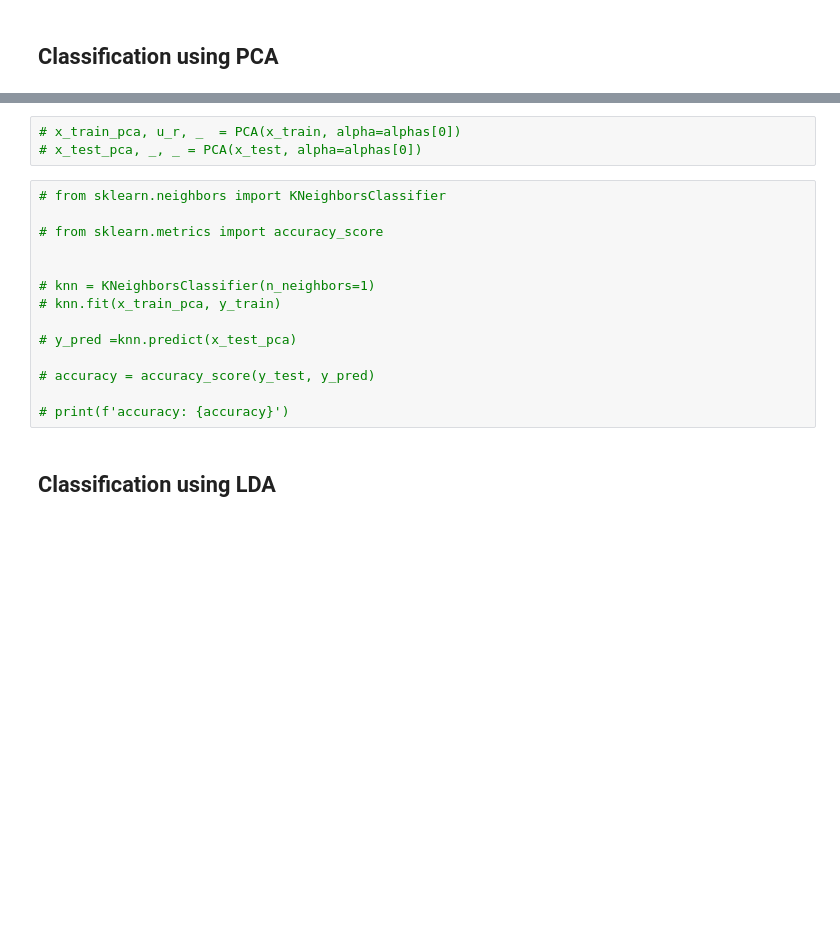
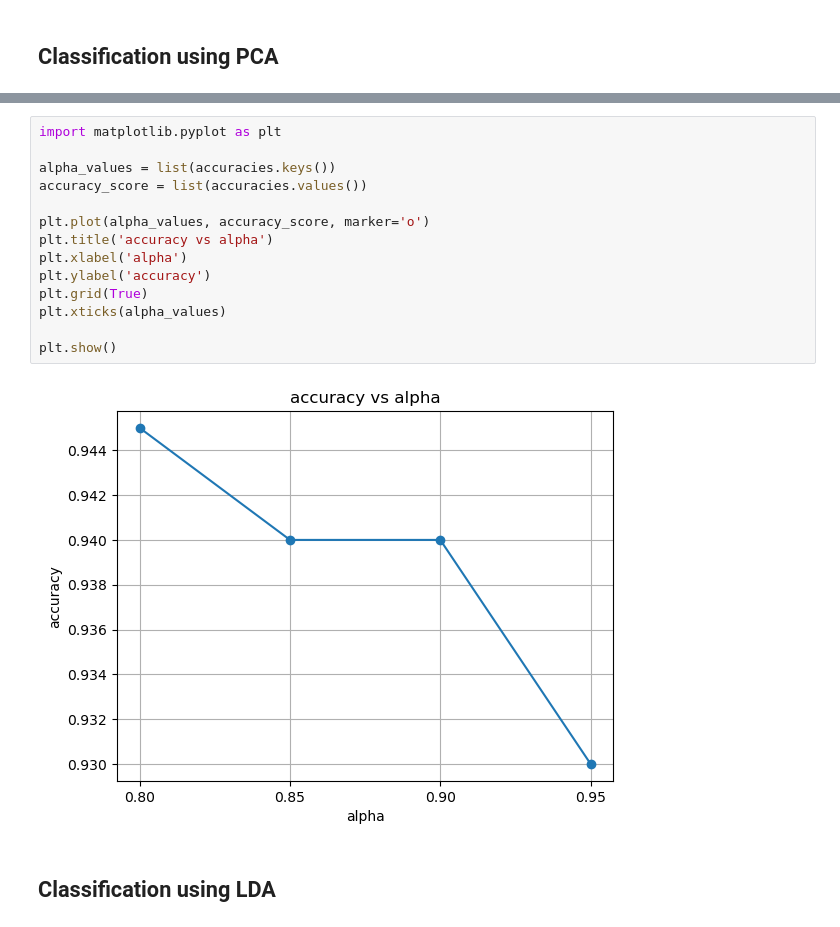
Before and after one commit to 1MR-Joe/ML-proj3, a Jupyter notebook: recognition.ipynb, the cells around one changed output, grey strips where cells are left out. Drawn from its saved outputs; the diff is of its cells as text; blank space fills up the shorter version.

Commit message:
PCA plot

```diff
--- a/recognition.ipynb
+++ b/recognition.ipynb
@@ -160,23 +159,22 @@ Accuracy for alpha: 0.8: 0.94
 Accuracy for alpha: 0.85: 0.94
 Accuracy for alpha: 0.9: 0.94
 Accuracy for alpha: 0.95: 0.93
-# %%
-# x_train_pca, u_r, _  = PCA(x_train, alpha=alphas[0])
-# x_test_pca, _, _ = PCA(x_test, alpha=alphas[0])
-# %%
-# from sklearn.neighbors import KNeighborsClassifier
-
-# from sklearn.metrics import accuracy_score
-
-
-# knn = KNeighborsClassifier(n_neighbors=1)
-# knn.fit(x_train_pca, y_train)
-
-# y_pred =knn.predict(x_test_pca)
-
-# accuracy = accuracy_score(y_test, y_pred)
-
-# print(f'accuracy: {accuracy}')
+# %%
+import matplotlib.pyplot as plt
+
+alpha_values = list(accuracies.keys())
+accuracy_score = list(accuracies.values())
+
+plt.plot(alpha_values, accuracy_score, marker='o')
+plt.title('accuracy vs alpha')
+plt.xlabel('alpha')
+plt.ylabel('accuracy')
+plt.grid(True)
+plt.xticks(alpha_values)
+
+plt.show()
+# %% [output]
+[figure, added]
 # %% [markdown]
 ## Classification using LDA
 # %%
```
Also changed, not shown: parts of 2 cells of this notebook.
